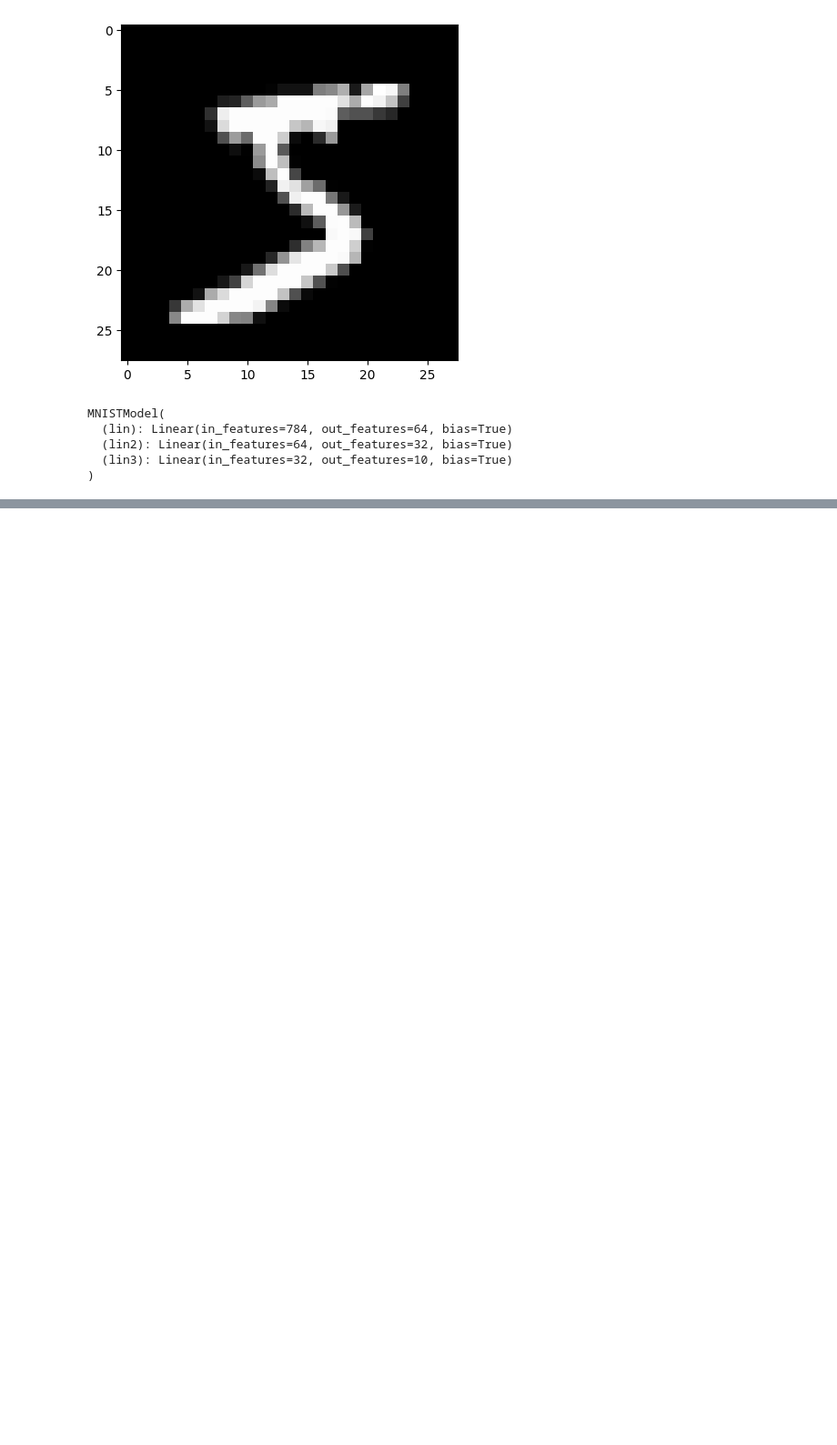
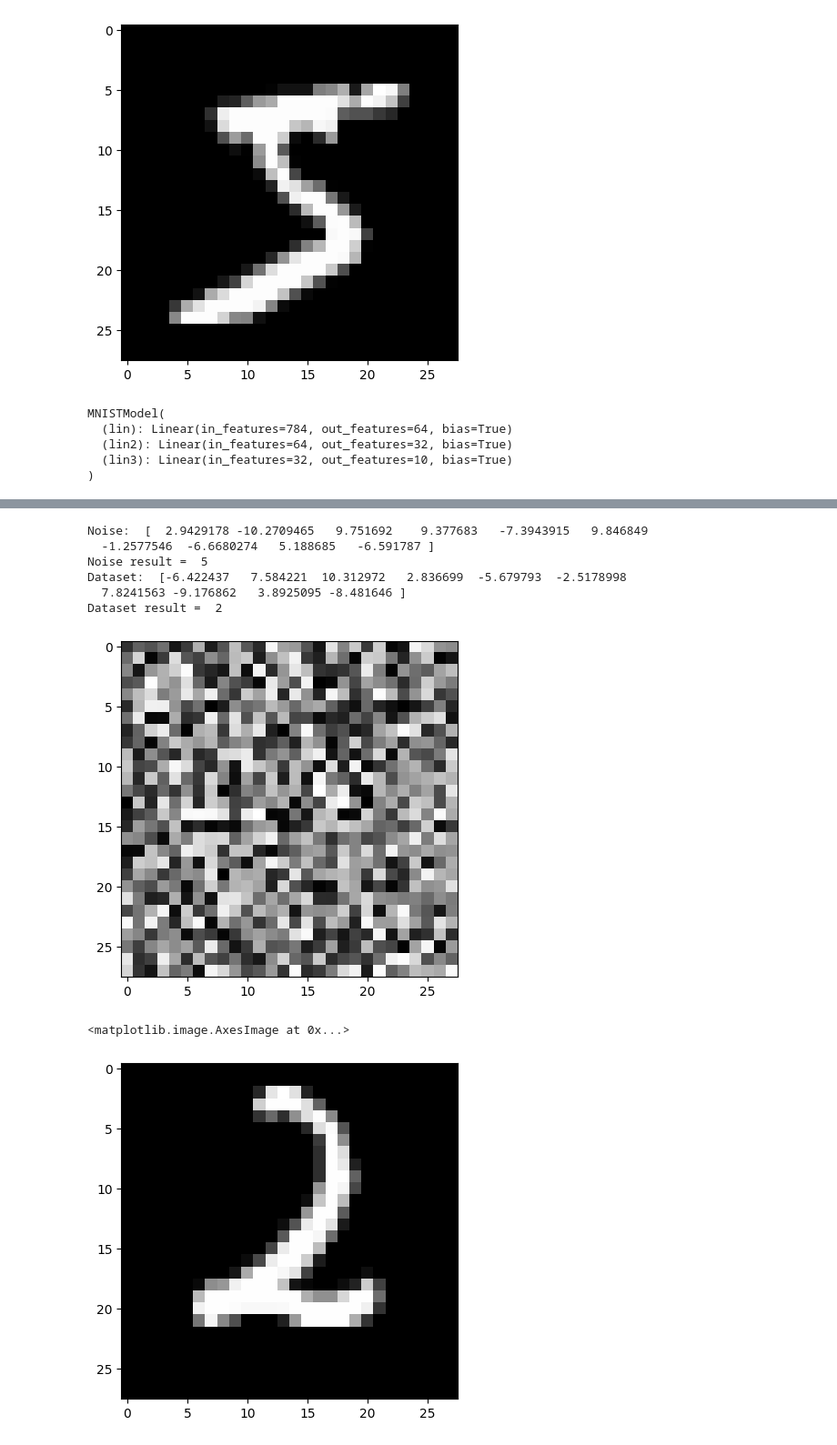
Before and after one commit to TMarciDev/mnist, a Jupyter notebook: train_nn/mnist.ipynb, the cells around one changed output, grey strips where cells are left out. Shown at 91% size. Cells and saved outputs as stored; diff of their text form; code cells hidden in the pictures; blank space fills up the shorter version.

Commit message:
add noise test

```diff
--- a/train_nn/mnist.ipynb
+++ b/train_nn/mnist.ipynb
@@ -123,2 +123,34 @@ Test:
 
 Finished!
+# %%
+# Generate a noise image and run prediction
+import numpy as np
+
+sample = (255 * np.random.random(784)).astype('uint8').reshape((28, 28))
+preprocessed_sample = ToTensor()(sample)
+
+image_ds, label_ds = train_ds[122]
+
+model.eval()
+with torch.no_grad():
+    pred_noise = model(preprocessed_sample.unsqueeze(0).float()).numpy()[0]
+    print('Noise: ', pred_noise)
+    print('Noise result = ', np.argmax(pred_noise))
+
+    pred_ds = model(image_ds).numpy()[0]
+    print('Dataset: ', pred_ds)
+    print('Dataset result = ', np.argmax(pred_ds))
+
+plt.imshow(sample, cmap='grey')
+plt.show()
+plt.imshow(image_ds.float().reshape(28, 28), cmap='gray')
+# %% [output]
+Noise:  [  2.9429178 -10.2709465   9.751692    9.377683   -7.3943915   9.846849
+  -1.2577546  -6.6680274   5.188685   -6.591787 ]
+Noise result =  5
+Dataset:  [-6.422437   7.584221  10.312972   2.836699  -5.679793  -2.5178998
+  7.8241563 -9.176862   3.8925095 -8.481646 ]
+Dataset result =  2
+[figure, added]
+<matplotlib.image.AxesImage at 0x...>
+[figure, added]
```
Also changed, not shown: parts of 1 cell of this notebook.
